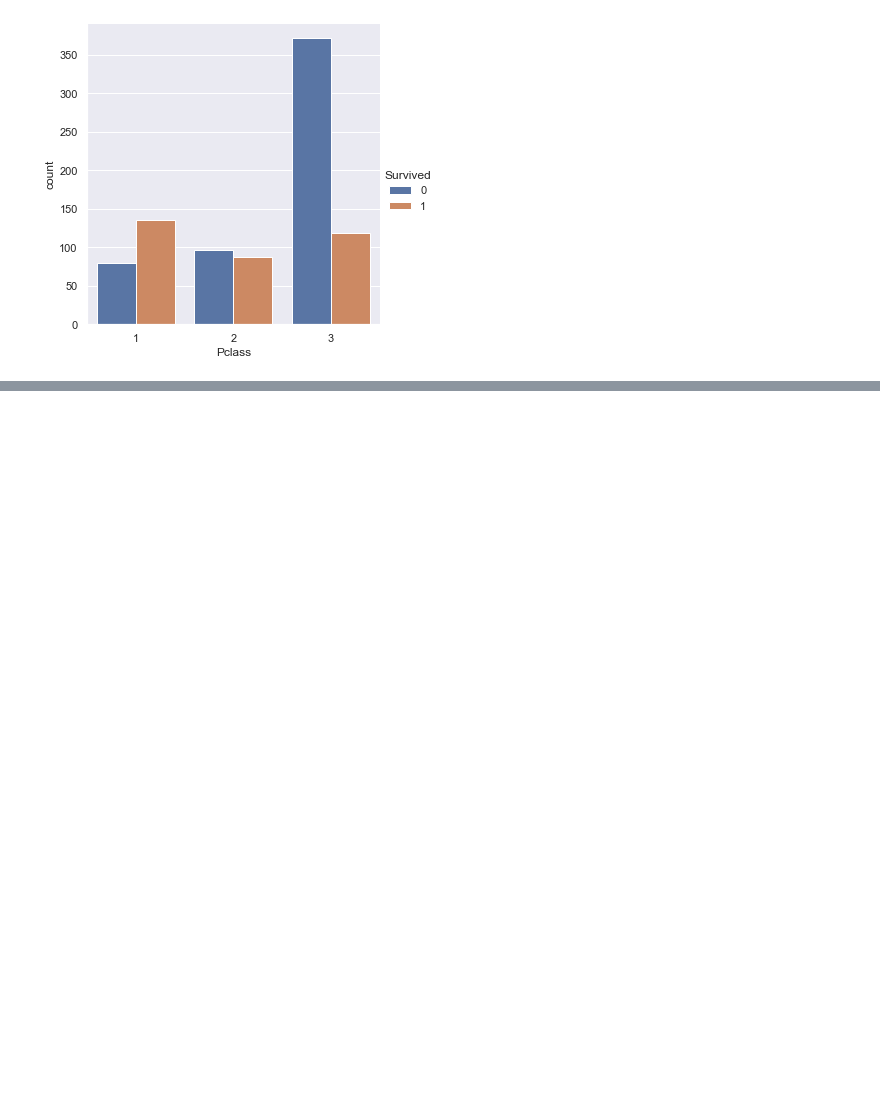
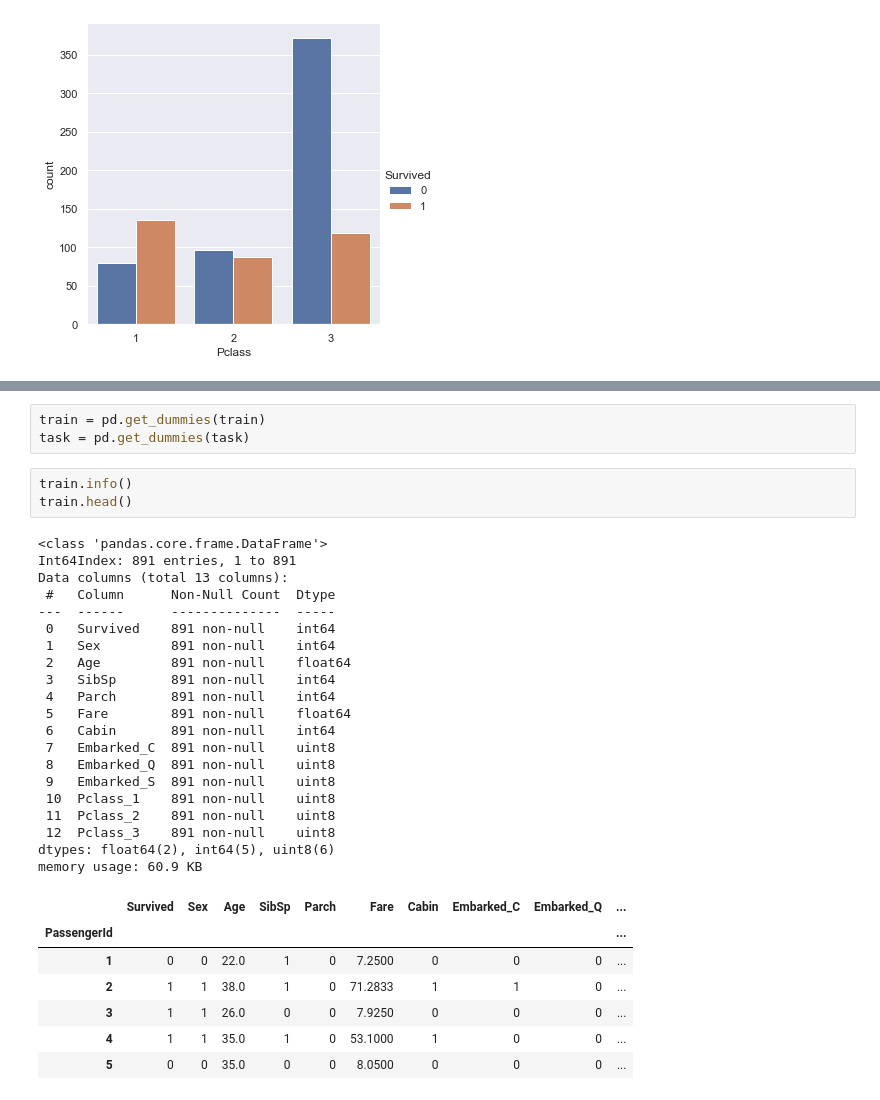
Before and after one commit to warshtayner/Kaggle_Titanic, a Jupyter notebook: prediction_version_2.ipynb, the cells around one changed output, grey strips where cells are left out. Cells and saved outputs as stored; diff of their text form; blank space fills up the shorter version.

```diff
--- a/prediction_version_2.ipynb
+++ b/prediction_version_2.ipynb
@@ -483,0 +563,34 @@ AttributeError: 'RandomForestRegressor' object has no attribute 'coef_'
+# %%
+train = pd.get_dummies(train)
+task = pd.get_dummies(task)
+# %%
+train.info()
+train.head()
+# %% [output]
+<class 'pandas.core.frame.DataFrame'>
+Int64Index: 891 entries, 1 to 891
+Data columns (total 13 columns):
+ #   Column      Non-Null Count  Dtype
+---  ------      --------------  -----
+ 0   Survived    891 non-null    int64
+ 1   Sex         891 non-null    int64
+ 2   Age         891 non-null    float64
+ 3   SibSp       891 non-null    int64
+ 4   Parch       891 non-null    int64
+ 5   Fare        891 non-null    float64
+ 6   Cabin       891 non-null    int64
+ 7   Embarked_C  891 non-null    uint8
+ 8   Embarked_Q  891 non-null    uint8
+ 9   Embarked_S  891 non-null    uint8
+ 10  Pclass_1    891 non-null    uint8
+ 11  Pclass_2    891 non-null    uint8
+ 12  Pclass_3    891 non-null    uint8
+dtypes: float64(2), int64(5), uint8(6)
+memory usage: 60.9 KB
+|  | Survived | Sex | Age | SibSp | Parch | Fare | Cabin | Embarked_C | Embarked_Q | ... |
+| PassengerId |  |  |  |  |  |  |  |  |  | ... |
+| 1 | 0 | 0 | 22.0 | 1 | 0 | 7.2500 | 0 | 0 | 0 | ... |
+| 2 | 1 | 1 | 38.0 | 1 | 0 | 71.2833 | 1 | 1 | 0 | ... |
+| 3 | 1 | 1 | 26.0 | 0 | 0 | 7.9250 | 0 | 0 | 0 | ... |
+| 4 | 1 | 1 | 35.0 | 1 | 0 | 53.1000 | 1 | 0 | 0 | ... |
+| 5 | 0 | 0 | 35.0 | 0 | 0 | 8.0500 | 0 | 0 | 0 | ... |
```
Also changed, not shown: parts of 74 cells of this notebook.
